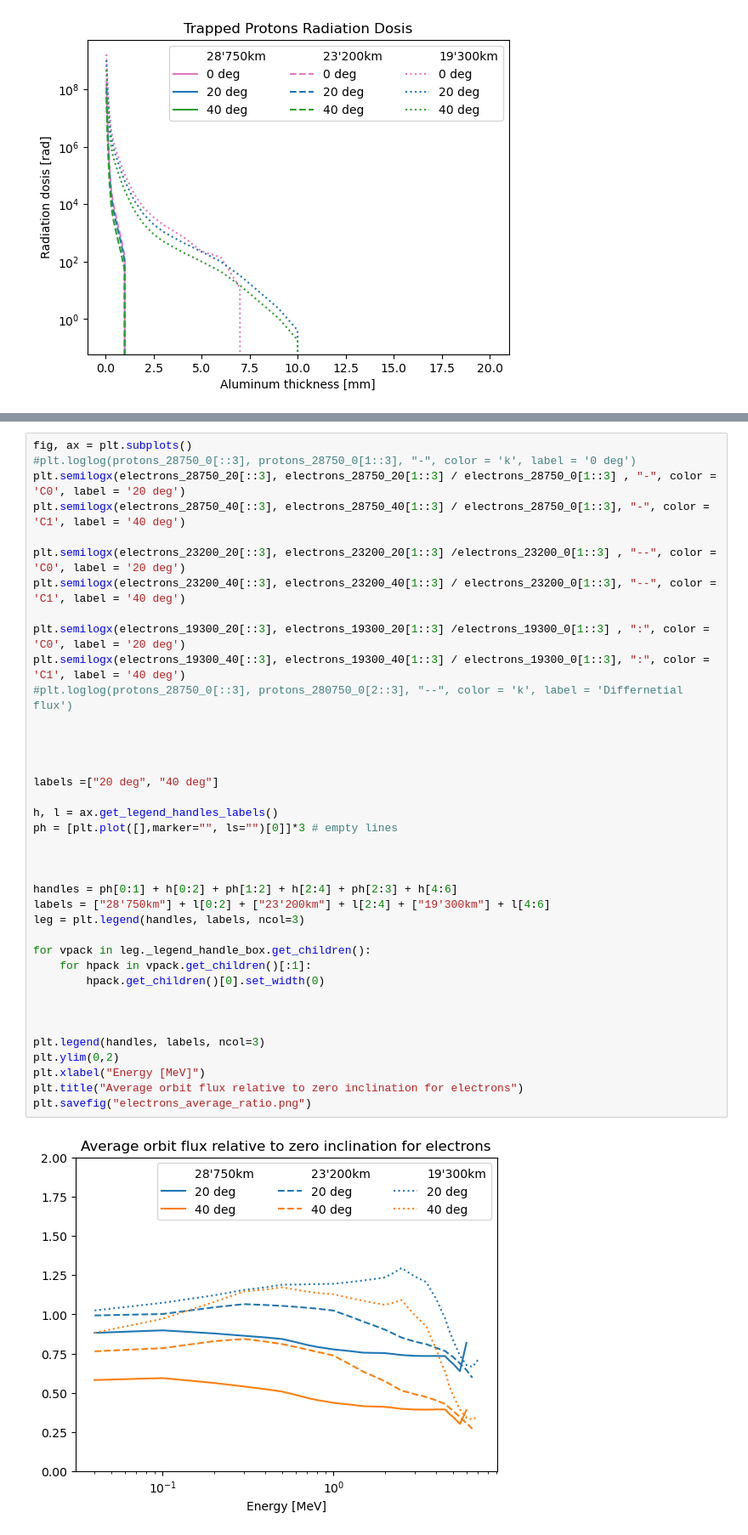
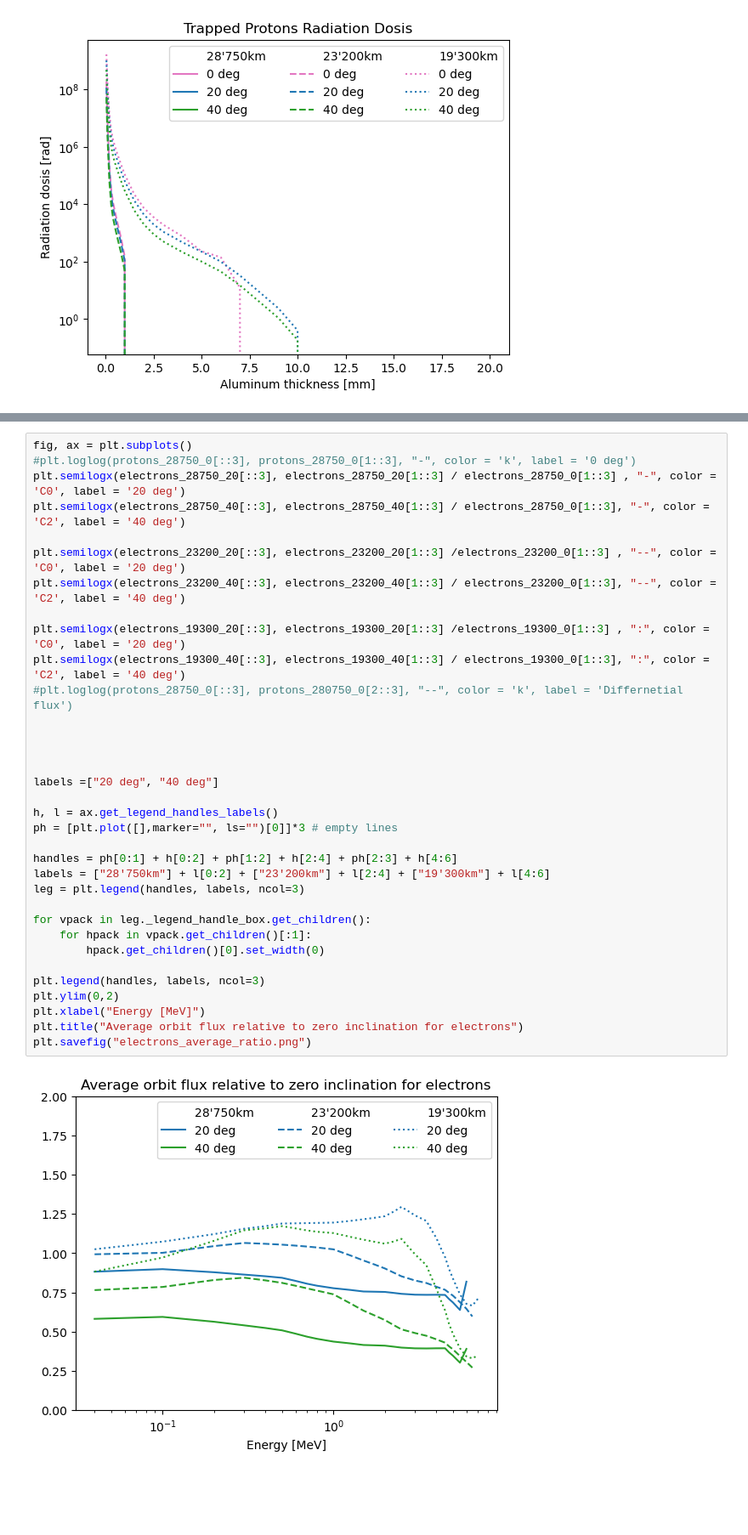
Before and after one commit to bcrazzolara/NuAncestor, a Jupyter notebook: Radiation/ionizing_dose.ipynb, the cells around one changed output, grey strips where cells are left out. Shown at 85% size. Drawn from its saved outputs; the diff is of its cells as text; blank space fills up the shorter version.

Commit message:
update radiation plots

```diff
--- a/Radiation/ionizing_dose.ipynb
+++ b/Radiation/ionizing_dose.ipynb
@@ -441,42 +292,38 @@ plt.savefig("protons_average_ratio.png")
 fig, ax = plt.subplots()
 #plt.loglog(protons_28750_0[::3], protons_28750_0[1::3], "-", color = 'k', label = '0 deg')
 plt.semilogx(electrons_28750_20[::3], electrons_28750_20[1::3] / electrons_28750_0[1::3] , "-", color = 'C0', label = '20 deg')
-plt.semilogx(electrons_28750_40[::3], electrons_28750_40[1::3] / electrons_28750_0[1::3], "-", color = 'C1', label = '40 deg')
+plt.semilogx(electrons_28750_40[::3], electrons_28750_40[1::3] / electrons_28750_0[1::3], "-", color = 'C2', label = '40 deg')
 
 plt.semilogx(electrons_23200_20[::3], electrons_23200_20[1::3] /electrons_23200_0[1::3] , "--", color = 'C0', label = '20 deg')
-plt.semilogx(electrons_23200_40[::3], electrons_23200_40[1::3] / electrons_23200_0[1::3], "--", color = 'C1', label = '40 deg')
+plt.semilogx(electrons_23200_40[::3], electrons_23200_40[1::3] / electrons_23200_0[1::3], "--", color = 'C2', label = '40 deg')
 
 plt.semilogx(electrons_19300_20[::3], electrons_19300_20[1::3] /electrons_19300_0[1::3] , ":", color = 'C0', label = '20 deg')
-plt.semilogx(electrons_19300_40[::3], electrons_19300_40[1::3] / electrons_19300_0[1::3], ":", color = 'C1', label = '40 deg')
+plt.semilogx(electrons_19300_40[::3], electrons_19300_40[1::3] / electrons_19300_0[1::3], ":", color = 'C2', label = '40 deg')
 #plt.loglog(protons_28750_0[::3], protons_280750_0[2::3], "--", color = 'k', label = 'Differnetial flux')
 
 
 
 
 labels =["20 deg", "40 deg"]
 
 h, l = ax.get_legend_handles_labels()
 ph = [plt.plot([],marker="", ls="")[0]]*3 # empty lines
 
-
-
 handles = ph[0:1] + h[0:2] + ph[1:2] + h[2:4] + ph[2:3] + h[4:6]
 labels = ["28'750km"] + l[0:2] + ["23'200km"] + l[2:4] + ["19'300km"] + l[4:6]
 leg = plt.legend(handles, labels, ncol=3)
 
 for vpack in leg._legend_handle_box.get_children():
     for hpack in vpack.get_children()[:1]:
         hpack.get_children()[0].set_width(0)
 
-
-
 plt.legend(handles, labels, ncol=3)
 plt.ylim(0,2)
 plt.xlabel("Energy [MeV]")
 plt.title("Average orbit flux relative to zero inclination for electrons")
 plt.savefig("electrons_average_ratio.png")
 # %% [output]
-[figure, old version]
+[figure, new version]
 # %%
 plt.figure()
 #plt.loglog(protons_28750_0[::3], protons_28750_0[1::3], "-", color = 'k', label = '0 deg')
```
Also changed, not shown: parts of 16 cells of this notebook, 9 other files.
